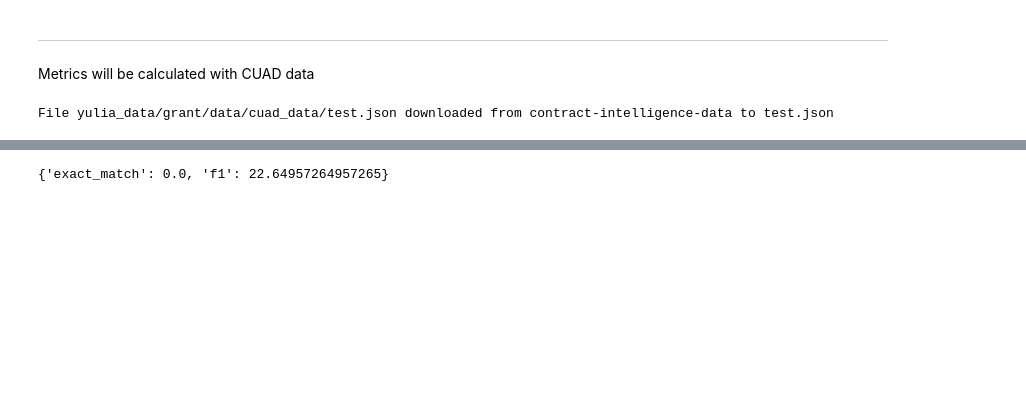
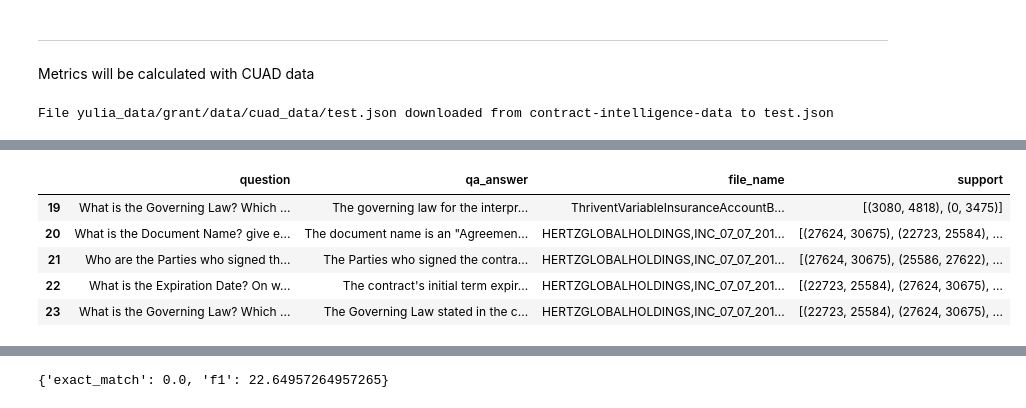
Before and after one commit to MeliorAI/vllm-exploratory, a Jupyter notebook: llm/xplore/LINT_723_explore_RAG.ipynb, the cells around one changed output, grey strips where cells are left out. Saved outputs shown, nothing was run; the diff lists cells and outputs as text; code cells hidden in the pictures; blank space fills up the shorter version.

```diff
--- a/llm/xplore/LINT_723_explore_RAG.ipynb
+++ b/llm/xplore/LINT_723_explore_RAG.ipynb
@@ -727,2 +705,2 @@ res
 # %%
-copy_res = pd.DataFrame([])
+res = pd.DataFrame(data_answers)
@@ -757,0 +741,9 @@ pd.set_option('display.max_colwidth', None)
+# %%
+res[['question','qa_answer','file_name','support']].tail()
+# %% [output]
+|  | question | qa_answer | file_name | support |
+| 19 | What is the Governing Law? Which ... | The governing law for the interpr... | ThriventVariableInsuranceAccountB... | [(3080, 4818), (0, 3475)] |
+| 20 | What is the Document Name? give e... | The document name is an "Agreemen... | HERTZGLOBALHOLDINGS,INC_07_07_201... | [(27624, 30675), (22723, 25584), ... |
+| 21 | Who are the Parties who signed th... | The Parties who signed the contra... | HERTZGLOBALHOLDINGS,INC_07_07_201... | [(27624, 30675), (25586, 27622), ... |
+| 22 | What is the Expiration Date? On w... | The contract's initial term expir... | HERTZGLOBALHOLDINGS,INC_07_07_201... | [(22723, 25584), (27624, 30675), ... |
+| 23 | What is the Governing Law? Which ... | The Governing Law stated in the c... | HERTZGLOBALHOLDINGS,INC_07_07_201... | [(22723, 25584), (27624, 30675), ... |
```
Also changed, not shown: parts of 72 cells of this notebook.
